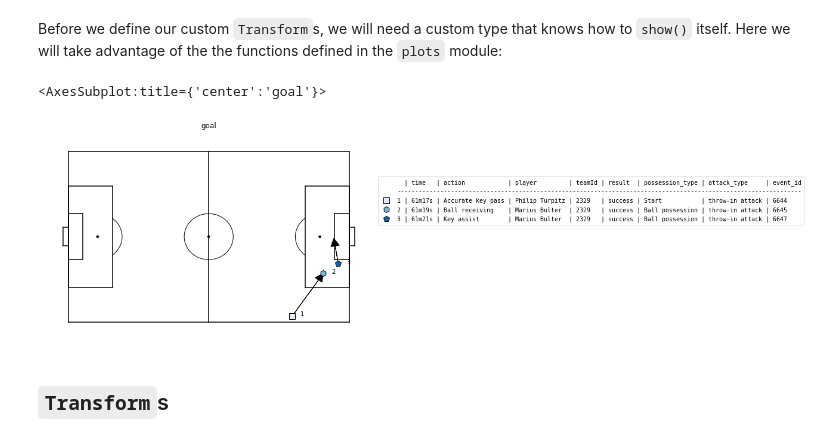
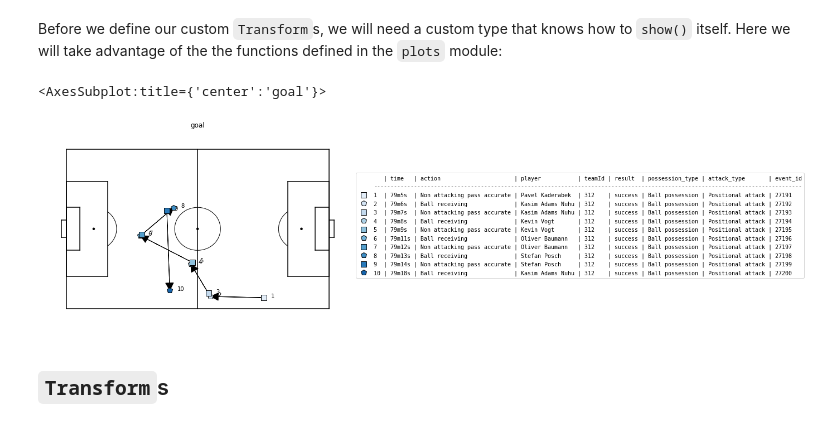
Before and after one commit to tkharrat/footSeq, a Jupyter notebook: 01_data_structure.ipynb, the cells around one changed output. Cells and saved outputs as stored; diff of their text form; code cells hidden in the pictures.

```diff
--- a/01_data_structure.ipynb
+++ b/01_data_structure.ipynb
@@ -35,7 +37,12 @@ TargetData = dict[str, str]
 Tfms = List[Transform]
 # %%
 data_path = Path("/sequences")
-all_files = data_path.ls()
+metadata_path = Path("./data")
+files_list_path = metadata_path / "file_list.pkl"
+if os.path.isfile(files_list_path):
+    all_files = load_pickle(files_list_path)
+else:
+    all_files = data_path.ls(file_exts=".csv")
 # %%
 files = all_files[:50000]
 # %% [markdown]
@@ -63,5 +70,7 @@ def parse_file_info(file_path, sep="___") -> pd.DataFrame:
         "startId": int(start_id),
         "endId": int(end_id),
         "target": target,
+        "file": file_path,
+        "nSteps": pd.read_csv(file_path).shape[0],
     }
     return pd.DataFrame(dico, index=[0])
@@ -67,0 +127,3 @@ def parse_file_info(file_path, sep="___") -> pd.DataFrame:
+# %%
+no_goal_prop = 1.5
+train_goals, test_goals, no_goals = pick_files(files)
@@ -68,9 +132,17 @@ def parse_file_info(file_path, sep="___") -> pd.DataFrame:
 # %%
-files_info = (
-    pd.concat([parse_file_info(file) for file in progressbar(files)], axis=0)
-    .convert_dtypes()
-    .reset_index(drop=True)
+## training files
+n_no_goals_train = int(train_goals.shape[0] * no_goal_prop)
+files_info = pd.concat([train_goals, no_goals.sample(n_no_goals_train)], axis=0).sample(
+    frac=1, ignore_index=True
 )
+
+## test files
+n_no_goals_test = int(test_goals.shape[0] * no_goal_prop)
+no_goals_left = no_goals[~no_goals.file.isin(files_info.file)].sample(n_no_goals_test)
+test_files_info = pd.concat([test_goals, no_goals_left], axis=0).sample(
+    frac=1, ignore_index=True
+)
+
 labels = L(files_info.target.tolist()).unique(sort=True)
-files_info.head()
+files_info
 # %% [output]
@@ -231,16 +312,15 @@ class FootSeqTuple(fastuple):
 
         return ctx
 # %%
-goal_idx = files_info[files_info.target == "goal"].index[0]
-file_name = files[goal_idx]
+file_name = files_info[files_info.target == "goal"].sample(1)["file"].values[0]
 play_seq = pd.read_csv(file_name).tail(10)
 tgt = parse_file_info(file_name)["target"].values[0]
 
 s = FootSeqTuple((play_seq.copy(), tgt))
 s.show(figsize=10)
 # %% [output]
 <AxesSubplot:title={'center':'goal'}>
-[figure, old version]
+[figure, new version]
 # %% [markdown]
 ## `Transform`s
 # %% [markdown]
```
Also changed, not shown: parts of 24 cells of this notebook, 7 other files.
